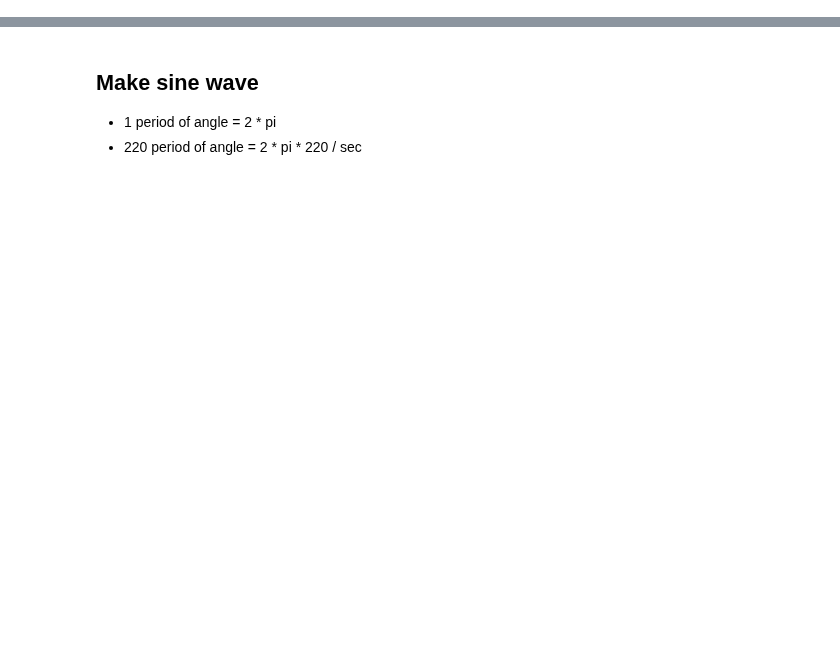
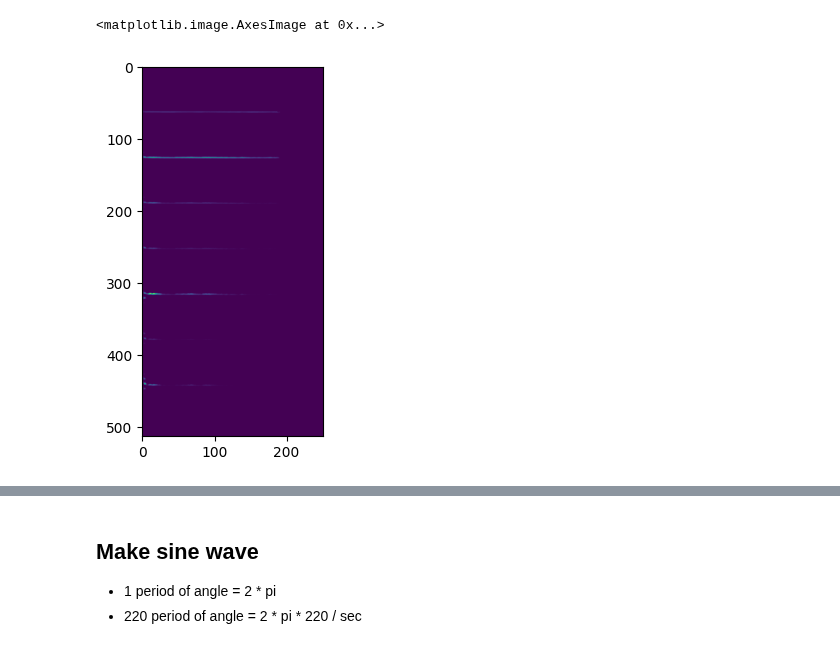
Before and after one commit to jdasam/ant5015, a Jupyter notebook: notebooks/3rd_week_note_classification.ipynb, the cells around one changed output, grey strips where cells are left out. Cells and saved outputs as stored; diff of their text form; code cells hidden in the pictures; blank space fills up the shorter version.

```diff
--- a/notebooks/3rd_week_note_classification.ipynb
+++ b/notebooks/3rd_week_note_classification.ipynb
@@ -29,0 +53,23 @@ nsynth-test.jsonwav 100%[===================>] 333.31M  14.5MB/s    in 5.5s
+# %%
+# list all wav files in dataset
+from pathlib import Path
+dir = Path('/content/nsynth-test/audio')
+
+dir.exists() # check file or directory exist
+# dir.is_file()
+
+# list all wav files in the dir
+wav_fns = dir.glob('*.wav')
+
+# for wav in wav_fns:
+#   print(wav)
+
+# generator does not save actual list
+# print('second loop')
+# for wav in wav_fns:
+#   print(wav)
+
+wav_fns = list(dir.glob('*.wav'))
+wav_fns.sort()
+len(wav_fns), len(metadata)
+wav_fns[:10]
@@ -29,0 +97,10 @@ nsynth-test.jsonwav 100%[===================>] 333.31M  14.5MB/s    in 5.5s
+# %%
+import IPython.display as ipd
+
+idx = 1000
+wav_fn = wav_fns[idx]
+
+audio_sample, sr = torchaudio.load(wav_fn)
+print(audio_sample.shape, sr)
+
+ipd.Audio(audio_sample, rate=sr)
@@ -29,0 +110,12 @@ nsynth-test.jsonwav 100%[===================>] 333.31M  14.5MB/s    in 5.5s
+# %%
+# spectrogram
+
+spec_converter = torchaudio.transforms.Spectrogram(n_fft=1024, hop_length=256)
+spec = spec_converter(audio_sample)[0] # select 0th item for 0th dim
+spec.shape
+
+import matplotlib.pyplot as plt
+plt.imshow(spec)
+# %% [output]
+<matplotlib.image.AxesImage at 0x...>
+[figure, added]
```
Also changed, not shown: parts of 25 cells of this notebook.
